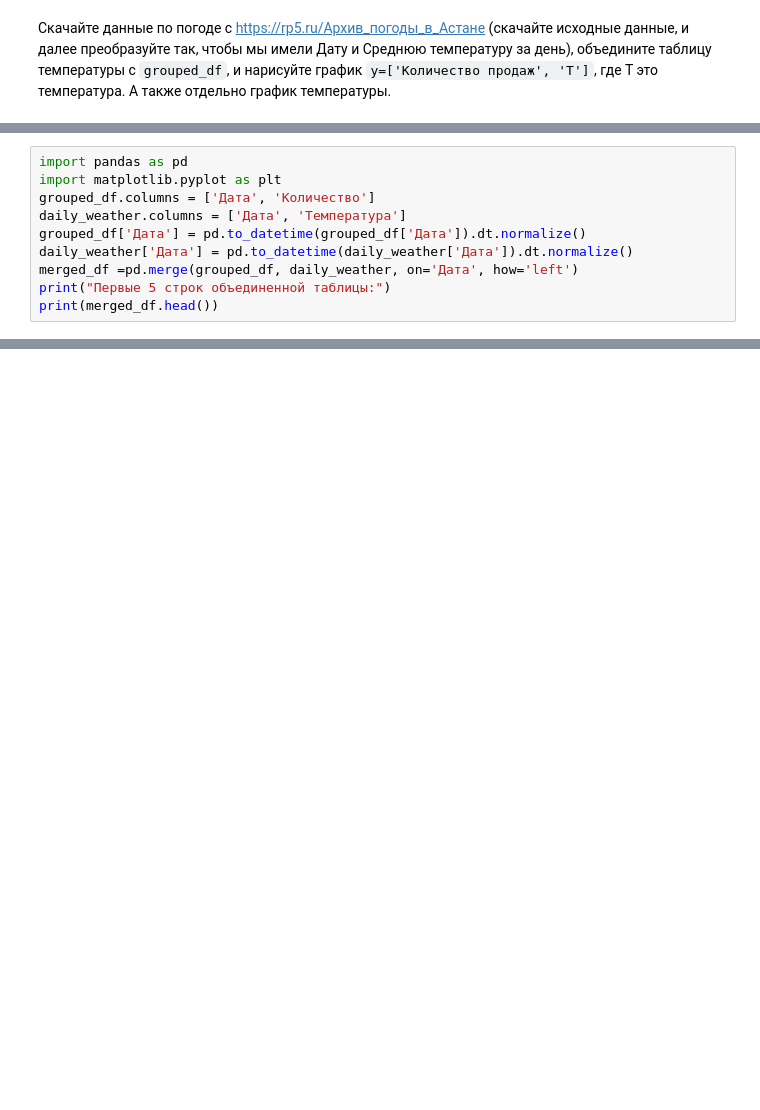
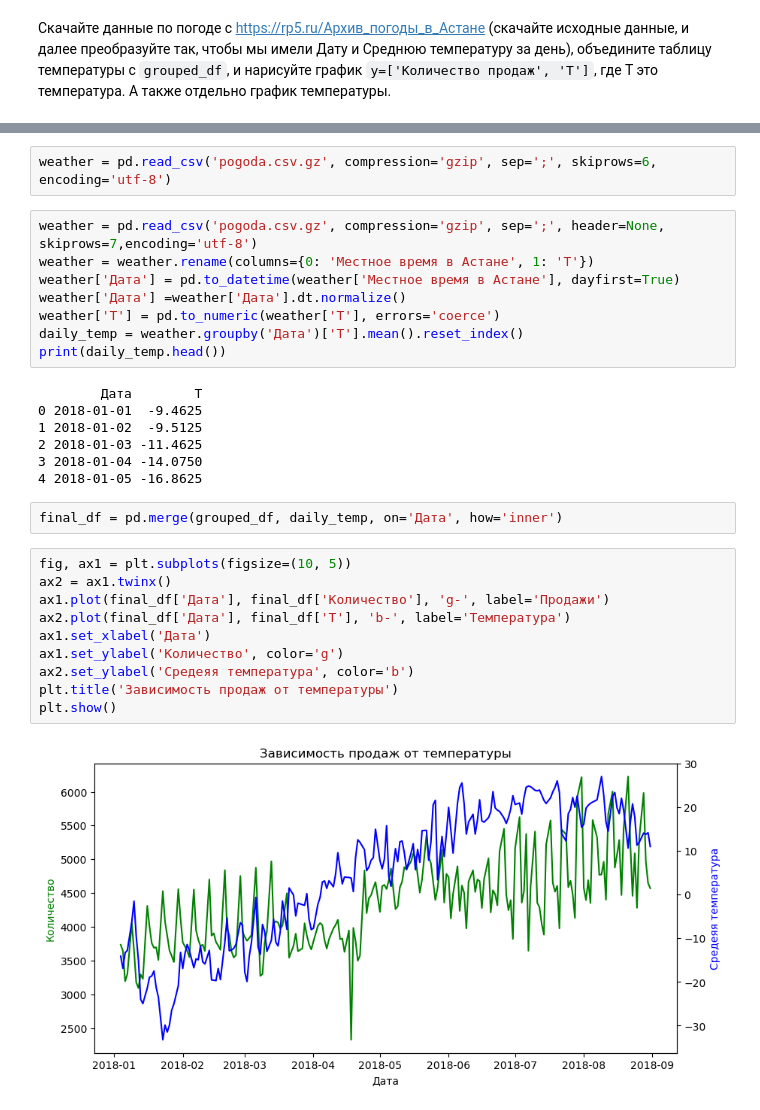
Before and after one commit to Damir379/python_project, a Jupyter notebook: Блок 3 (1).ipynb, the cells around one changed output, grey strips where cells are left out. Drawn from its saved outputs; the diff is of its cells as text; blank space fills up the shorter version.

```diff
--- a/Блок 3 (1).ipynb
+++ b/Блок 3 (1).ipynb
@@ -151,10 +118,0 @@ print(daily_weather.head())
-# %%
-import pandas as pd
-import matplotlib.pyplot as plt
-grouped_df.columns = ['Дата', 'Количество']
-daily_weather.columns = ['Дата', 'Температура']
-grouped_df['Дата'] = pd.to_datetime(grouped_df['Дата']).dt.normalize()
-daily_weather['Дата'] = pd.to_datetime(daily_weather['Дата']).dt.normalize()
-merged_df =pd.merge(grouped_df, daily_weather, on='Дата', how='left')
-print("Первые 5 строк объединенной таблицы:")
-print(merged_df.head())
@@ -179,0 +168,31 @@ plt.show()
+# %%
+weather = pd.read_csv('pogoda.csv.gz', compression='gzip', sep=';', skiprows=6, encoding='utf-8')
+# %%
+weather = pd.read_csv('pogoda.csv.gz', compression='gzip', sep=';', header=None, skiprows=7,encoding='utf-8')
+weather = weather.rename(columns={0: 'Местное время в Астане', 1: 'T'})
+weather['Дата'] = pd.to_datetime(weather['Местное время в Астане'], dayfirst=True)
+weather['Дата'] =weather['Дата'].dt.normalize()
+weather['T'] = pd.to_numeric(weather['T'], errors='coerce')
+daily_temp = weather.groupby('Дата')['T'].mean().reset_index()
+print(daily_temp.head())
+# %% [output]
+        Дата        T
+0 2018-01-01  -9.4625
+1 2018-01-02  -9.5125
+2 2018-01-03 -11.4625
+3 2018-01-04 -14.0750
+4 2018-01-05 -16.8625
+# %%
+final_df = pd.merge(grouped_df, daily_temp, on='Дата', how='inner')
+# %%
+fig, ax1 = plt.subplots(figsize=(10, 5))
+ax2 = ax1.twinx()
+ax1.plot(final_df['Дата'], final_df['Количество'], 'g-', label='Продажи')
+ax2.plot(final_df['Дата'], final_df['T'], 'b-', label='Температура')
+ax1.set_xlabel('Дата')
+ax1.set_ylabel('Количество', color='g')
+ax2.set_ylabel('Средеяя температура', color='b')
+plt.title('Зависимость продаж от температуры')
+plt.show()
+# %% [output]
+[figure, added]
```
Also changed, not shown: parts of 20 cells of this notebook.
